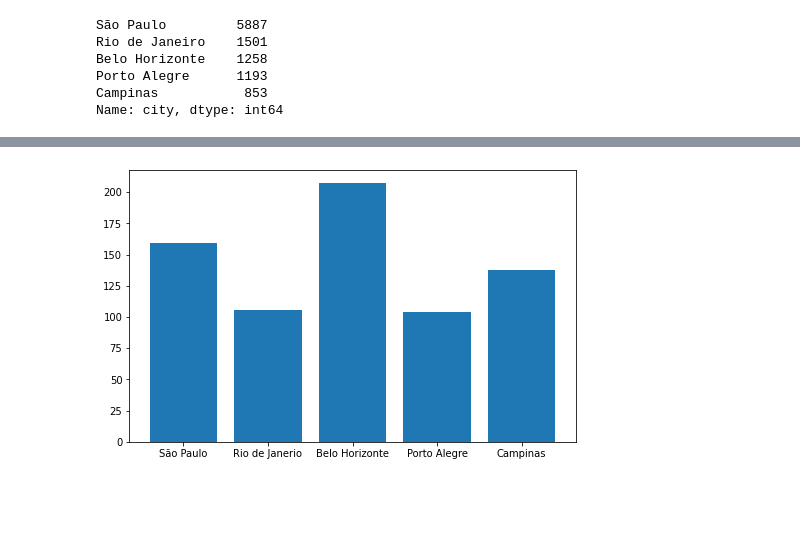
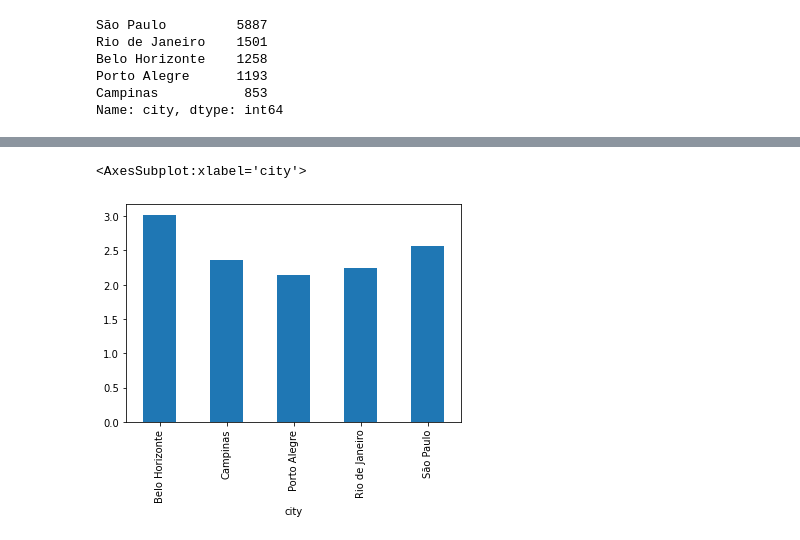
Before and after one commit to asharma8602/Introduction-to-Deep-Learning-and-its-Applications, a Jupyter notebook: Assignment/Assignment_1/200904_SaurabhSahay_Part2&3_.ipynb, the cells around one changed output, grey strips where cells are left out. Drawn from its saved outputs; the diff is of its cells as text; code cells hidden in the pictures; blank space fills up the shorter version.

```diff
--- a/Assignment/Assignment_1/200904_SaurabhSahay_Part2&3_.ipynb
+++ b/Assignment/Assignment_1/200904_SaurabhSahay_Part2&3_.ipynb
@@ -35,8 +36,4 @@ Porto Alegre      1193
 Campinas           853
 Name: city, dtype: int64
 # %%
-Sp = df.loc[df['city'] == 'São Paulo']
-Rdj = df.loc[df['city'] == 'Rio de Janeiro']
-Bh = df.loc[df['city'] == 'Belo Horizonte']
-Pa = df.loc[df['city'] == 'Porto Alegre']
-Ca = df.loc[df['city'] == 'Campinas']
+df1 = df.groupby('city')
@@ -43,15 +45,6 @@ Ca = df.loc[df['city'] == 'Campinas']
 # %%
-City_area_mean =[
-    Sp['area'].mean(),
-    Rdj['area'].mean(),
-    Bh['area'].mean(),
-    Pa['area'].mean(),
-    Ca['area'].mean()
-]
-City = ['São Paulo', 'Rio de Janerio', 'Belo Horizonte', 'Porto Alegre', 'Campinas']
-plt.figure(figsize=(8,5))
-plt.bar(City,City_area_mean)
-plt.show()
+df1['rooms'].mean().plot.bar()
 # %% [output]
+<AxesSubplot:xlabel='city'>
-[figure, old version]
+[figure, new version]
 # %%
```
Also changed, not shown: parts of 13 cells of this notebook, 1 other file.
